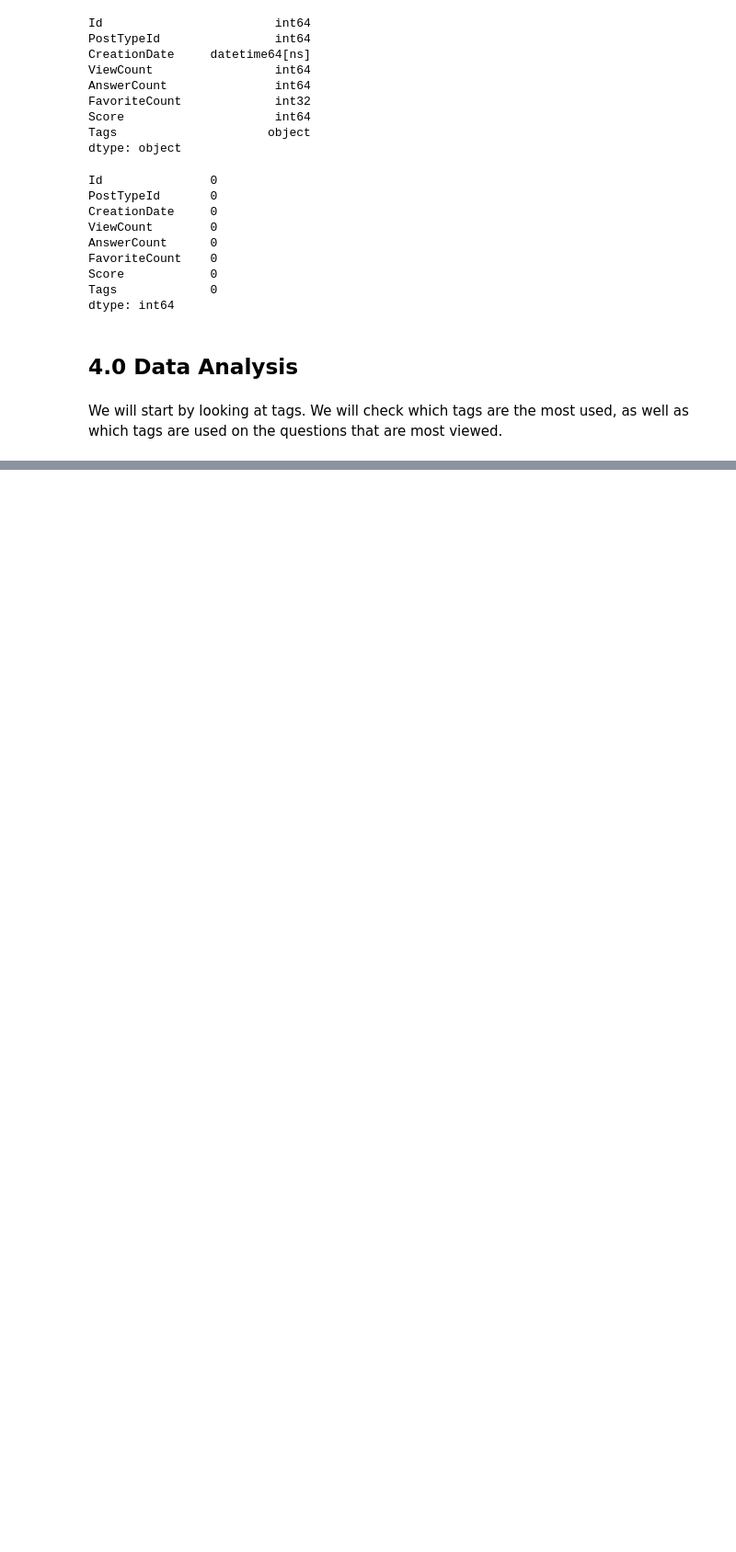
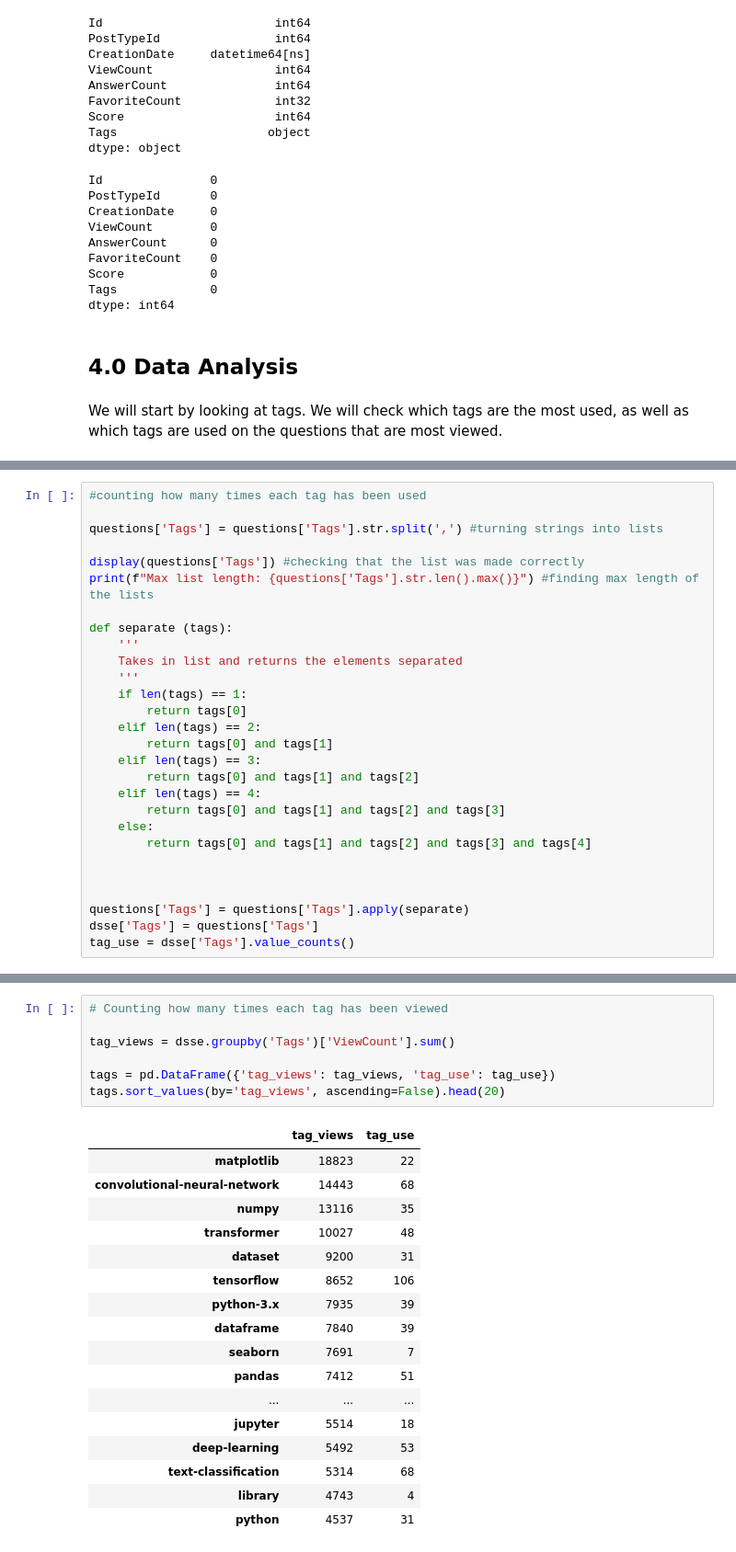
Before and after one commit to Mats44/data_science_projects, a Jupyter notebook: data_science_content_creation/data_science_content_creation.ipynb, the cells around one changed output, grey strips where cells are left out. Shown at 92% size. Saved outputs shown, nothing was run; the diff lists cells and outputs as text; blank space fills up the shorter version.

```diff
--- a/data_science_content_creation/data_science_content_creation.ipynb
+++ b/data_science_content_creation/data_science_content_creation.ipynb
@@ -176 +175,29 @@ questions
 6631 rows × 1 columns
+# %%
+#counting how many times each tag has been used
+
+questions['Tags'] = questions['Tags'].str.split(',') #turning strings into lists
+
+display(questions['Tags']) #checking that the list was made correctly
+print(f"Max list length: {questions['Tags'].str.len().max()}") #finding max length of the lists
+
+def separate (tags):
+    '''
+    Takes in list and returns the elements separated
+    '''
+    if len(tags) == 1:
+        return tags[0]
+    elif len(tags) == 2:
+        return tags[0] and tags[1]
+    elif len(tags) == 3:
+        return tags[0] and tags[1] and tags[2]
+    elif len(tags) == 4:
+        return tags[0] and tags[1] and tags[2] and tags[3]
+    else:
+        return tags[0] and tags[1] and tags[2] and tags[3] and tags[4]
+
+
+
+questions['Tags'] = questions['Tags'].apply(separate)
+dsse['Tags'] = questions['Tags']
+tag_use = dsse['Tags'].value_counts()
@@ -176,0 +218,25 @@ questions
+# %%
+# Counting how many times each tag has been viewed
+
+tag_views = dsse.groupby('Tags')['ViewCount'].sum()
+
+tags = pd.DataFrame({'tag_views': tag_views, 'tag_use': tag_use})
+tags.sort_values(by='tag_views', ascending=False).head(20)
+# %% [output]
+|  | tag_views | tag_use |
+| matplotlib | 18823 | 22 |
+| convolutional-neural-network | 14443 | 68 |
+| numpy | 13116 | 35 |
+| transformer | 10027 | 48 |
+| dataset | 9200 | 31 |
+| tensorflow | 8652 | 106 |
+| python-3.x | 7935 | 39 |
+| dataframe | 7840 | 39 |
+| seaborn | 7691 | 7 |
+| pandas | 7412 | 51 |
+| ... | ... | ... |
+| jupyter | 5514 | 18 |
+| deep-learning | 5492 | 53 |
+| text-classification | 5314 | 68 |
+| library | 4743 | 4 |
+| python | 4537 | 31 |
```
Also changed, not shown: parts of 8 cells of this notebook.
